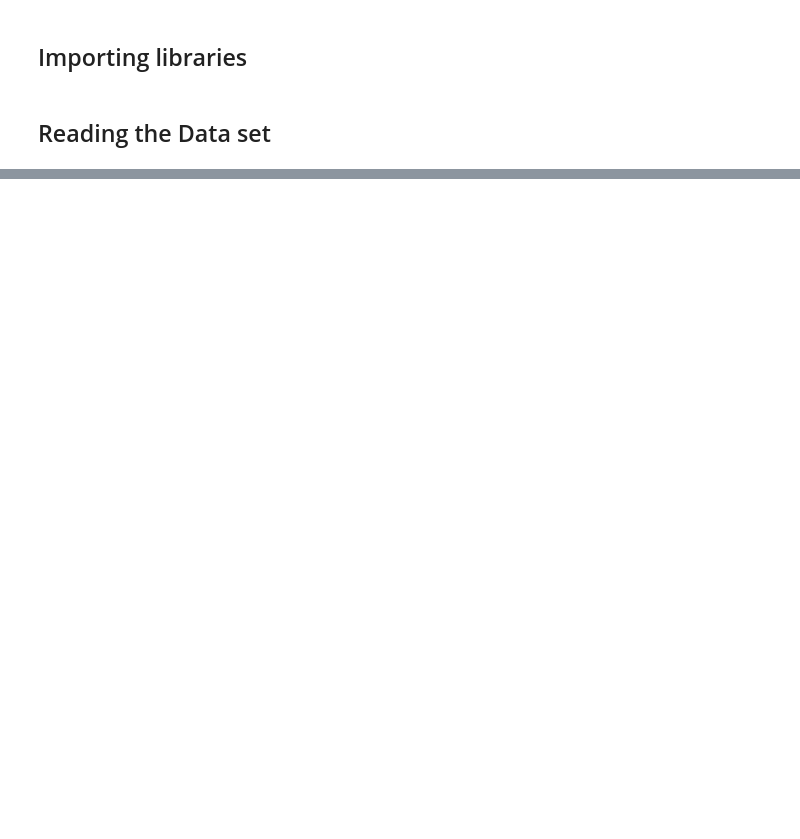
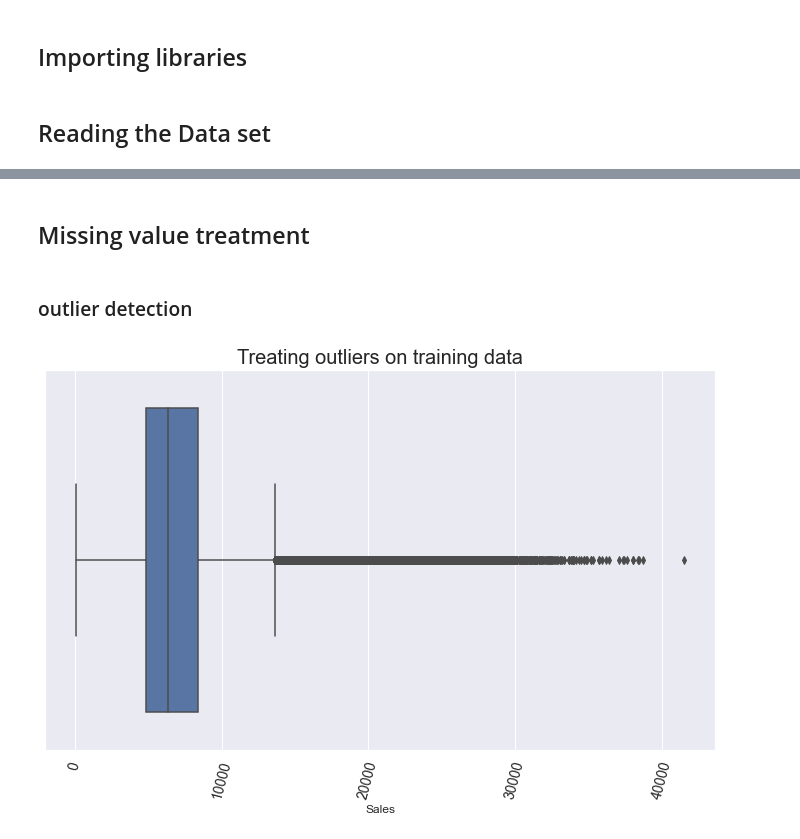
Before and after one commit to abreham-g/Pharmaceutical_Sales_prediction, a Jupyter notebook: notebook/Pharmaceutical_Exploration.ipynb, the cells around one changed output, grey strips where cells are left out. Drawn from its saved outputs; the diff is of its cells as text; code cells hidden in the pictures; blank space fills up the shorter version.

Commit message:
Pharmaceutical Sales prediction

```diff
--- a/notebook/Pharmaceutical_Exploration.ipynb
+++ b/notebook/Pharmaceutical_Exploration.ipynb
@@ -31,6 +31,6 @@ CSV_PATH = "../Data/train.csv"
 # %%
-train = df_helper.read_csv(CSV_PATH)
-test = df_helper.read_csv('../Data/test.csv')
 store = df_helper.read_csv('../Data/store.csv')
 submission = df_helper.read_csv('../Data/sample_submission.csv')
+train = df_helper.read_csv('../Data/train.csv',)
+test = df_helper.read_csv('../Data/test.csv')
 # %%
@@ -106,0 +189,8 @@ None
+# %% [markdown]
+## Missing value treatment
+# %% [markdown]
+### outlier detection
+# %%
+plots.plot_box(train, 'Sales', 'Treating outliers on training data')
+# %% [output]
+[figure, added]
```
Also changed, not shown: parts of 15 cells of this notebook, 4 other files.
